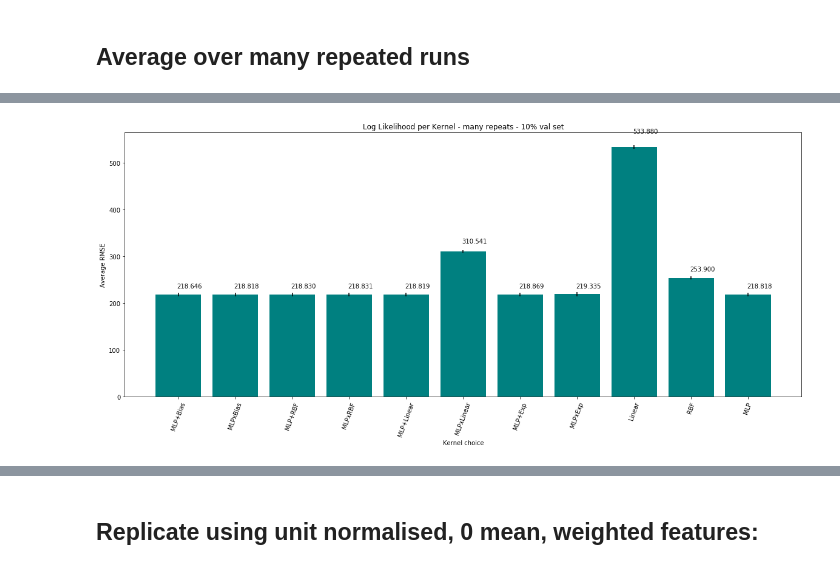
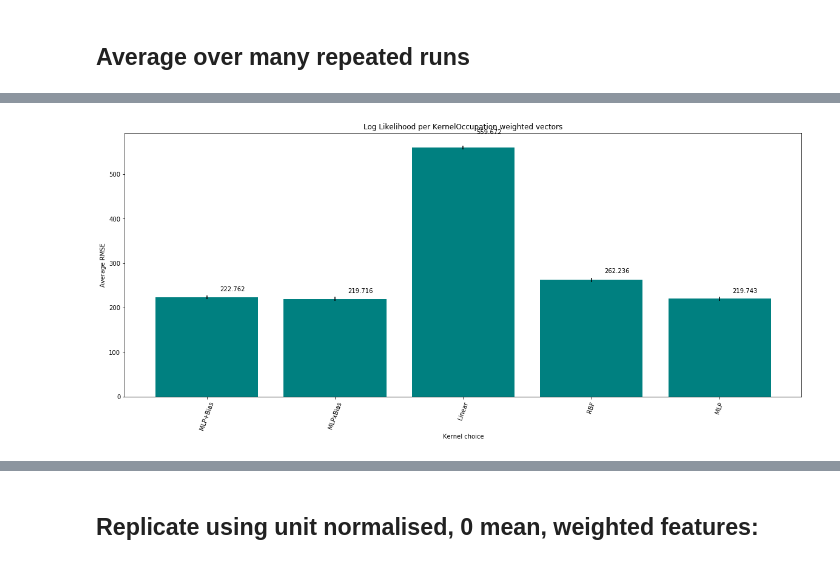
Before and after one commit to PDuckworth/FutureOf, a Jupyter notebook: FutureOfEmployment/GP_for_tasks_by_skills.ipynb, the cells around one changed output, grey strips where cells are left out. Drawn from its saved outputs; the diff is of its cells as text; code cells hidden in the pictures.

Commit message:
automation code - before it was moved to icml repo

```diff
--- a/FutureOfEmployment/GP_for_tasks_by_skills.ipynb
+++ b/FutureOfEmployment/GP_for_tasks_by_skills.ipynb
@@ -10,12 +10,14 @@ import pylab as plt
 import GPy
 import itertools
 import random
+from scipy.stats import pearsonr
+from sklearn.model_selection import KFold
 
 datasets = '/home/'+ getpass.getuser() +'/Datasets/'
 print datasets
 
 ## This data is the occupation skills vectors, weighted by Task Importance per DWA
-file_name = 'tasks_by_skills_2018_v3.p'
+file_name = 'tasks_by_skills_2018_v4.p'
 p = os.path.join(datasets, 'FoEmployment/Analysis_of_ONET_Tasks', file_name)
 with open(p, 'r') as f:
     data = pickle.load(f)
@@ -23,7 +25,7 @@ with open(p, 'r') as f:
 
 ## This data is further weighted by Task Importance per Occupation
 #/home/scpd/Datasets/FoEmployment/Analysis_of_ONET_Tasks/tasks_by_skills_v3_o.p
-p = os.path.join(datasets, 'FoEmployment/Analysis_of_ONET_Tasks/tasks_by_skills_2018_v3_o.p')
+p = os.path.join(datasets, 'FoEmployment/Analysis_of_ONET_Tasks/tasks_by_skills_2018_v4_o.p')
 with open(p, 'r') as f:
     data_o = pickle.load(f)
 (X_o, test_o, y_o) = data_o
@@ -340,14 +342,17 @@ def evaluate_models(x_train, y_train, x_valid, y_valid, reg=[], hetro=[], opt_he
 
     list_of_good_kernels = [
 
-              GPy.kern.MLP(in_dims) + GPy.kern.Bias(in_dims),                #0
-              GPy.kern.MLP(in_dims) * GPy.kern.Bias(in_dims),                #1
+
               GPy.kern.MLP(in_dims) + GPy.kern.RBF(in_dims),                 #2
               GPy.kern.MLP(in_dims) * GPy.kern.RBF(in_dims),                 #3
               GPy.kern.MLP(in_dims) + GPy.kern.Linear(in_dims),            #4
               GPy.kern.MLP(in_dims) * GPy.kern.Linear(in_dims),            #5
               GPy.kern.MLP(in_dims) + GPy.kern.Exponential(in_dims),         #6
               GPy.kern.MLP(in_dims) * GPy.kern.Exponential(in_dims),         #7
+
+              GPy.kern.MLP(in_dims) + GPy.kern.Bias(in_dims),                #6
+              GPy.kern.MLP(in_dims) * GPy.kern.Bias(in_dims),                #7
+
               GPy.kern.Linear(in_dims),                                      #8
               GPy.kern.RBF(in_dims),                                         #9
               GPy.kern.MLP(in_dims)]                                         #10
@@ -375,10 +380,12 @@ def evaluate_models(x_train, y_train, x_valid, y_valid, reg=[], hetro=[], opt_he
         ll.append(ret[1])
 
     # Random Mean assignment:
-    error.append(rmse(y_valid, np.mean(y_valid)))
+    r = [random.uniform(1, 4) for i in xrange(len(y_valid))]
+    error.append(rmse(y_valid, r))
+#     error.append(rmse(y_valid, np.mean(y_valid)))
     return error, ll
 
-all_labels = ["MLP+Bias", "MLPxBias", "MLP+RBF", "MLPxRBF", "MLP+Linear", "MLPxLinear", "MLP+Exp", "MLPxExp", "Linear", "RBF", "MLP"]
+all_labels = ["MLP+RBF", "MLPxRBF", "MLP+Linear", "MLPxLinear", "MLP+Exp", "MLPxExp", "MLP+Bias", "MLPxBias", "Linear", "RBF", "MLP"]
 # %% [markdown]
 ## Average over many repeated runs
 # %%
@@ -406,33 +413,67 @@ def plot_bars(RMS_reps, title, labels):
         ax.text(rect.get_x() + 0.2+ rect.get_width()/2., 1.05*height,'%0.3f' % height, ha='center', va='bottom')
     plt.show()
 # %%
-(X, test, y) = data
-msk = [i for i in range(X.shape[0])]
+def evaluate_kfolds(input_data, title=""):
 
-RMS_reps, ll_reps = [], []
-n_validation_set = int(np.floor(X.shape[0]*val_size))
-for rep in xrange(25):
-    print rep,
+    print "\n>>", title
+    (X, test, y) = input_data
+    cols = test.columns[2:]
+
+    skills = test.columns[2:2+35]
+    know = test.columns[37:37+33]
+    ability = test.columns[37+33:]
+
+    #cols = skills.append(know)
+    in_dims = cols.shape[0]
+
+    # Create multiple random Validation sets
+#     msk = [i for i in range(X.shape[0])]
+    # RMS_reps_o, ll_reps_o = [], []
+    # n_validation_set = int(np.floor(X.shape[0]*val_size))
+    # for rep in xrange(5):
+    #     print rep,
+
+    #     random.shuffle(msk)
+    #     x_train = X.iloc[msk[n_validation_set:]][cols].as_matrix()
+    #     x_valid = X.iloc[msk[:n_validation_set]][cols].as_matrix()
+    #     y_train = y.values[msk[n_validation_set:]].reshape(x_train.shape[0], 1)
+    #     y_valid = y.values[msk[:n_validation_set]].reshape(n_validation_set, 1)
+
+    # Actual K-fold CV
+    k_fold = KFold(n_splits=10)
+
+    # Continue to shuffle the dataset X before cv.
+    msk = [i for i in range(X.shape[0])]
     random.shuffle(msk)
+    shuffled_training_X = X.iloc[msk][cols]
+    shuffled_y = y.iloc[msk]
 
-    x_train = X.iloc[msk[n_validation_set:]][cols].as_matrix()
-    x_valid = X.iloc[msk[:n_validation_set]][cols].as_matrix()
+    RMS_reps_o, ll_reps_o = [], []
 
-    y_train = y.values[msk[n_validation_set:]].reshape(x_train.shape[0], 1)
-    y_valid = y.values[msk[:n_validation_set]].reshape(n_validation_set, 1)
+    for cnt, (train_indices, test_indices) in enumerate(k_fold.split(X)):
+        x_train = shuffled_training_X.iloc[train_indices][cols].as_matrix()
+        x_valid = shuffled_training_X.iloc[test_indices][cols].as_matrix()
+        y_train = shuffled_y.values[train_indices].reshape(x_train.shape[0], 1)
+        y_valid = shuffled_y.values[test_indices].reshape(x_valid.shape[0], 1)
 
-    reg = xrange(0,11)
-    hetro = [] #[0,1,3,4]
+        reg = xrange(6,11)
+        hetro = [] #[0,1,3,4]
 
-    ret = evaluate_models(x_train, y_train, x_valid, y_valid, reg, hetro)
+        ret = evaluate_models(x_train, y_train, x_valid, y_valid, reg, hetro)
 
-    RMS_reps.append(ret[0])
-    ll_reps.append(ret[1])
+        RMS_reps_o.append(ret[0])
+        ll_reps_o.append(ret[1])
 
-print "finished: ", rep
+    print "finished fold: ", cnt+1
+    labels = [all_labels[j] for j in reg] + [all_labels[j]+"_hf" for j in hetro] + ["Random Error"]
+    t1 = 'RMSE per Kernel ' + title
+    plot_bars(RMS_reps_o, t1, labels)
+    t2 = 'Log Likelihood per Kernel' + title
+    plot_bars(ll_reps_o, t2, labels)
 
-labels = [all_labels[j] for j in reg] + [all_labels[j]+"_hf" for j in hetro] + ["Random Error"]
-plot_bars(RMS_reps, 'RMSE per Kernel - many repeats - 10% val set', labels)
+# Occupation weighted vectors:
+evaluate_kfolds(data_o, "Occupation weighted vectors" )
 
-plot_bars(ll_reps, 'Log Likelihood per Kernel - many repeats - 10% val set', labels)
+# # DWA weighted (only) vectors:
+# evaluate_kfolds(data, "DWA weighted (only) vectors")
 # %% [output]
@@ -441 +483 @@ plot_bars(ll_reps, 'Log Likelihood per Kernel - many repeats - 10% val set', lab
-[figure, old version]
+[figure, new version]
```
Also changed, not shown: parts of 16 cells of this notebook, 4 other files.
